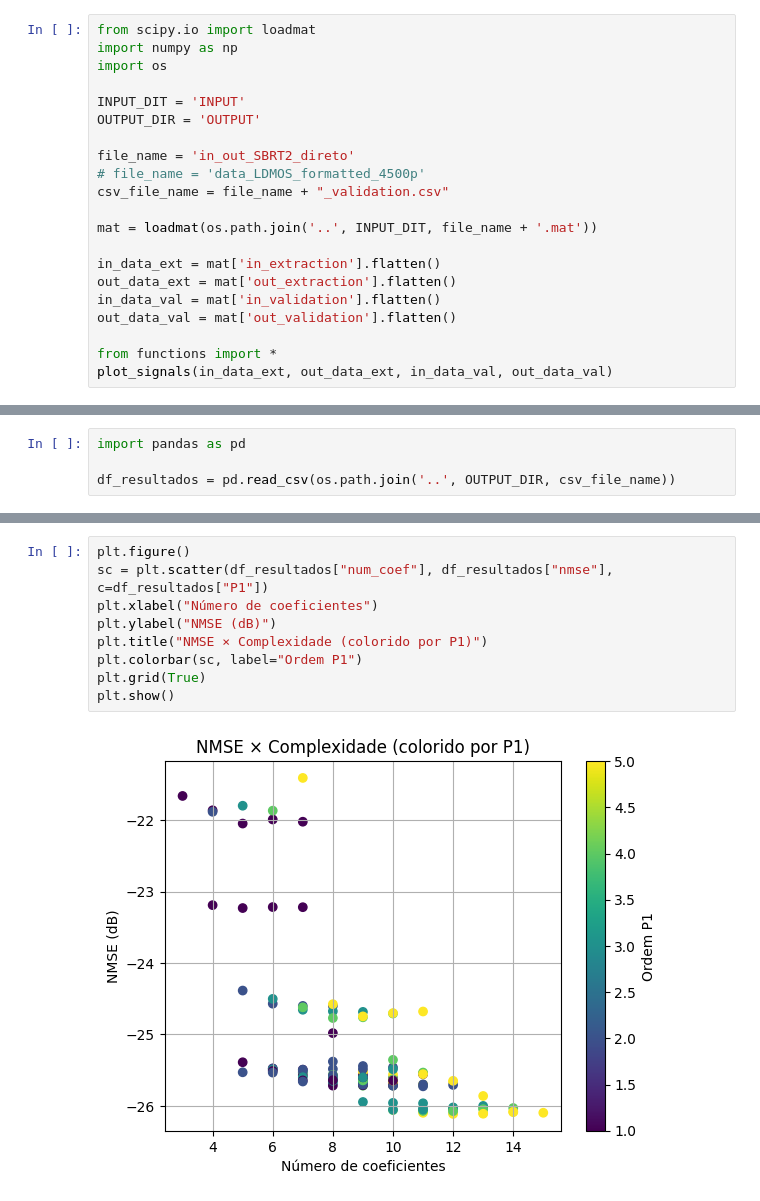
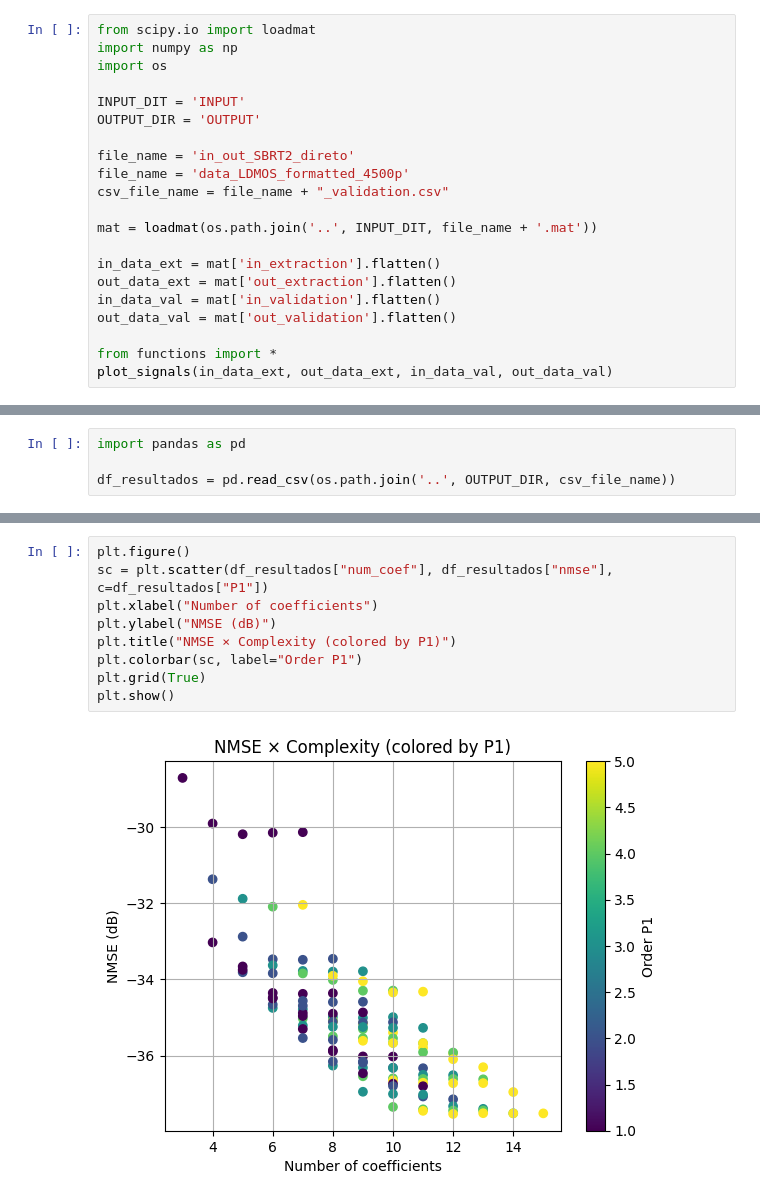
Before and after one commit to Je-Leo-AS/DPD, a Jupyter notebook: Master/M6-Avaliacao-mp .ipynb, the cells around one changed output, grey strips where cells are left out. Saved outputs shown, nothing was run; the diff lists cells and outputs as text.

```diff
--- a/Master/M6-Avaliacao-mp .ipynb
+++ b/Master/M6-Avaliacao-mp .ipynb
@@ -69,7 +69,7 @@ INPUT_DIT = 'INPUT'
 OUTPUT_DIR = 'OUTPUT'
 
 file_name = 'in_out_SBRT2_direto'
-# file_name = 'data_LDMOS_formatted_4500p'
+file_name = 'data_LDMOS_formatted_4500p'
 csv_file_name = file_name + "_validation.csv"
 
 mat = loadmat(os.path.join('..', INPUT_DIT, file_name + '.mat'))
@@ -296,14 +296,14 @@ plt.show()
 # %%
 plt.figure()
 sc = plt.scatter(df_resultados["num_coef"], df_resultados["nmse"], c=df_resultados["P1"])
-plt.xlabel("Número de coeficientes")
+plt.xlabel("Number of coefficients")
 plt.ylabel("NMSE (dB)")
-plt.title("NMSE × Complexidade (colorido por P1)")
-plt.colorbar(sc, label="Ordem P1")
+plt.title("NMSE × Complexity (colored by P1)")
+plt.colorbar(sc, label="Order P1")
 plt.grid(True)
 plt.show()
 # %% [output]
-[figure, old version]
+[figure, new version]
 # %%
 plt.figure()
 sc = plt.scatter(df_resultados["num_coef"], df_resultados["nmse"], c=df_resultados["P2"])
```
Also changed, not shown: parts of 8 cells of this notebook, 1 other file.
